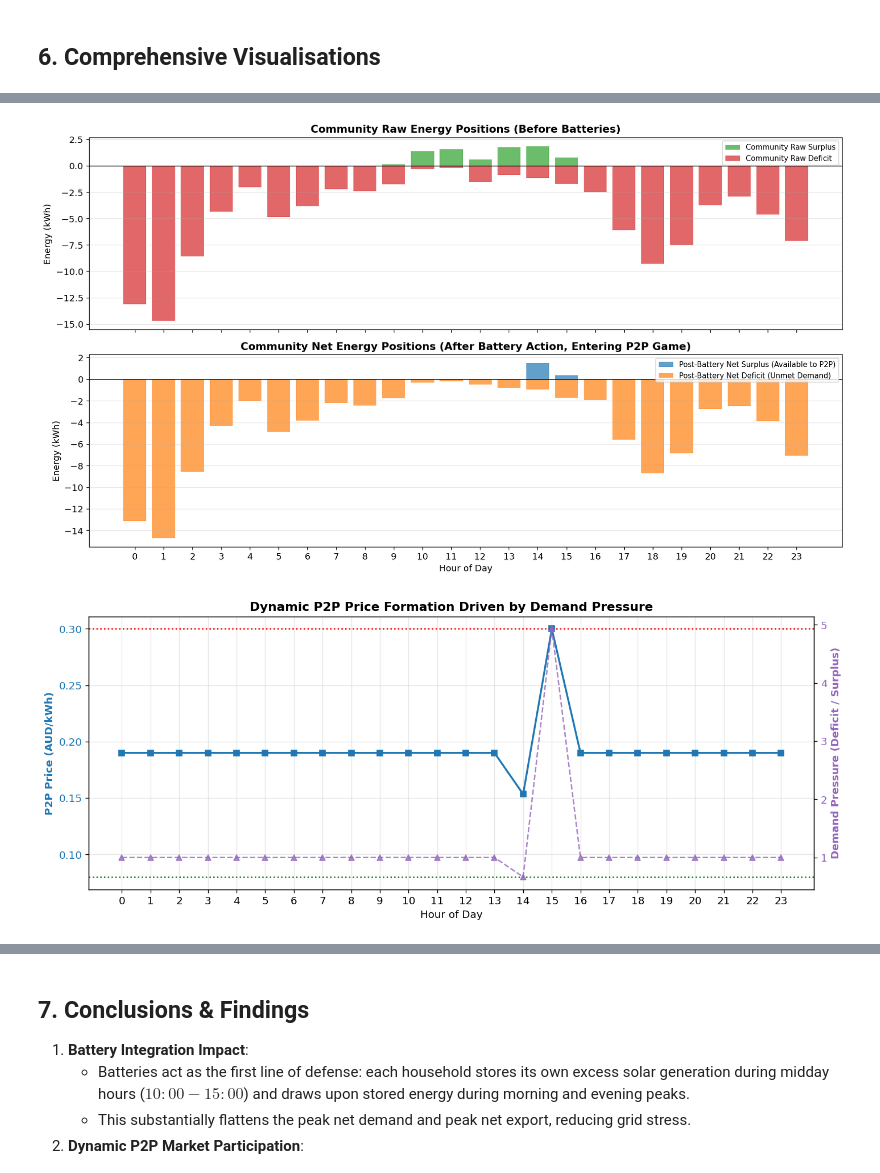
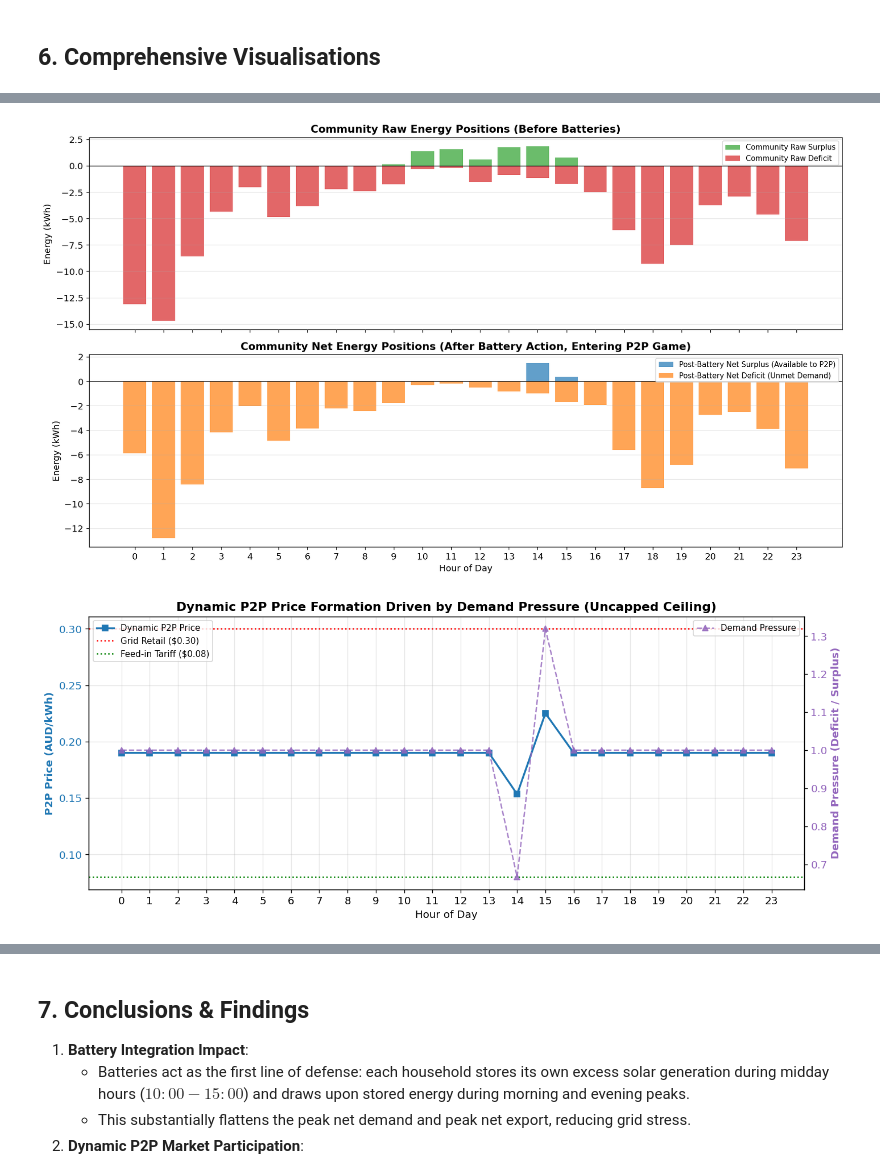
Before and after one commit to adityamedpalliwar/Stochastic-Game-Theoretic-Optimization-under-uncertain-energy-conditions, a Jupyter notebook: notebooks/05_five_house_game.ipynb, the cells around one changed output, grey strips where cells are left out. Saved outputs shown, nothing was run; the diff lists cells and outputs as text; code cells hidden in the pictures.

Commit message:
Simulate 5 house game with monte carlo

```diff
--- a/notebooks/05_five_house_game.ipynb
+++ b/notebooks/05_five_house_game.ipynb
@@ -38,7 +38,7 @@ import matplotlib.patches as mpatches
 import seaborn as sns
 
 # Ensure results directory exists
-fig_dir = os.path.join(PROJECT_ROOT, 'results', 'figures')
+fig_dir = os.path.join(PROJECT_ROOT, 'results', 'figures', 'simulate_five_house')
 os.makedirs(fig_dir, exist_ok=True)
 
 # Clean plotting style
@@ -133,20 +131,19 @@ from src.game.pricing import DynamicPricingModel, ElasticDemandPricing, MidMarke
 # Defensive reload for active Jupyter kernels
 try:
     import src.game.game
+    import src.game.pricing
+    importlib.reload(src.game.pricing)
     importlib.reload(src.game.game)
     from src.game.game import run_n_player_game, create_default_batteries, NPlayerGameResult
+    from src.game.pricing import DynamicPricingModel
 except (ImportError, AttributeError):
-    try:
-        from src.energy.battery import create_default_batteries
-        from src.game.game import run_n_player_game, NPlayerGameResult
-    except (ImportError, AttributeError):
-        from src.game.game import run_n_player_game, NPlayerGameResult
-        def create_default_batteries(player_ids, capacity_kwh=5.0, initial_soc=0.50, **kwargs):
-            return {pid: BatteryStorage(capacity_kwh=capacity_kwh, initial_soc=initial_soc, **kwargs) for pid in player_ids}
+    from src.energy.battery import create_default_batteries
+    from src.game.game import run_n_player_game, NPlayerGameResult
+    from src.game.pricing import DynamicPricingModel
 
 # Battery specifications for all 5 houses
 BATTERY_CAPACITY_KWH = 5.0
-INITIAL_SOC          = 0.50
+INITIAL_SOC          = 0.50  # All players' batteries are half full (50% SOC = 2.5 kWh) at the beginning
 MIN_SOC              = 0.10
 MAX_SOC              = 0.90
 MAX_POWER_KW         = 2.50
@@ -156,7 +153,7 @@ EFFICIENCY           = 0.95
 GRID_IMPORT_PRICE  = 0.30
 GRID_EXPORT_CREDIT = 0.08
 
-# Instantiate independent batteries for H001-H005
+# Instantiate independent batteries for H001-H005 (all half full at 50% SOC)
 batteries = create_default_batteries(
     player_ids=PLAYER_IDS,
     capacity_kwh=BATTERY_CAPACITY_KWH,
@@ -169,12 +166,12 @@ batteries = create_default_batteries(
     initial_soc=INITIAL_SOC,
 )
 
-# Demand-responsive Dynamic Pricing Model
-pricing_model = DynamicPricingModel(max_pressure=2.0, sensitivity=1.0)
+# Demand-responsive Dynamic Pricing Model with selling price upper limit removed (uncapped)
+pricing_model = DynamicPricingModel(max_pressure=2.0, sensitivity=1.0, clamp_ceiling=False)
 
-print('Batteries initialized for all 5 households:')
+print('Batteries initialized for all 5 households (all half full at 50% SOC):')
 for pid, b in batteries.items():
     print(f'  {pid}: Capacity={b.capacity_kwh} kWh, Initial SOC={b.soc*100:.0f}%, Max Power={b.max_charge_rate_kw} kW')
 print(f'\nPricing Model: {pricing_model.name()}')
-print(f'Tariff bounds: FIT=${GRID_EXPORT_CREDIT:.2f}/kWh, Retail=${GRID_IMPORT_PRICE:.2f}/kWh')
+print(f'Tariff bounds: FIT=${GRID_EXPORT_CREDIT:.2f}/kWh, Retail=${GRID_IMPORT_PRICE:.2f}/kWh (P2P ceiling removed, clamp_ceiling=False)')
 # %% [output]
@@ -191,6 +188,10 @@ Tariff bounds: FIT=$0.08/kWh, Retail=$0.30/kWh
 ## 3. Run Sequential 24-Hour Game Simulation with Batteries
 # %%
 # ── Execute 24 hourly rounds with state transitions ────────────────────────
+# Ensure all players' batteries start half full (50% SOC = 2.5 kWh) at the beginning of the day
+for pid, b in batteries.items():
+    b.reset(INITIAL_SOC)
+
 hourly_results: list[NPlayerGameResult] = []
 
 for ts, row_surplus in df_surplus_raw.iterrows():
@@ -543,36 +579,38 @@ plt.tight_layout()
 plt.savefig(os.path.join(fig_dir, '05_raw_vs_net_positions.png'), bbox_inches='tight')
 plt.show()
 # %% [output]
-[figure, old version]
+[figure, new version]
 # %%
 # ── PLOT 4: Dynamic P2P Pricing vs Demand Pressure ─────────────────────────
 p2p_prices = [r.equilibrium_p2p_price_aud or r.p2p_price_aud for r in hourly_results]
 demand_pressures = [r.equilibrium_demand_pressure if r.equilibrium_demand_pressure is not None else 1.0 for r in hourly_results]
 
 fig, ax1 = plt.subplots(figsize=(12, 5))
 
 color1 = 'tab:blue'
 ax1.set_xlabel('Hour of Day')
 ax1.set_ylabel('P2P Price (AUD/kWh)', color=color1, fontweight='bold')
 l1 = ax1.plot(hours, p2p_prices, color=color1, marker='s', linewidth=2, label='Dynamic P2P Price')
 ax1.axhline(GRID_IMPORT_PRICE, color='red', linestyle=':', label=f'Grid Retail (${GRID_IMPORT_PRICE:.2f})')
 ax1.axhline(GRID_EXPORT_CREDIT, color='green', linestyle=':', label=f'Feed-in Tariff (${GRID_EXPORT_CREDIT:.2f})')
 ax1.tick_params(axis='y', labelcolor=color1)
 ax1.set_xticks(hours)
 ax1.grid(True, alpha=0.3)
+ax1.legend(loc='upper left')
 
 ax2 = ax1.twinx()
 color2 = 'tab:purple'
 ax2.set_ylabel('Demand Pressure (Deficit / Surplus)', color=color2, fontweight='bold')
 l2 = ax2.plot(hours, demand_pressures, color=color2, linestyle='--', marker='^', alpha=0.8, label='Demand Pressure')
 ax2.tick_params(axis='y', labelcolor=color2)
+ax2.legend(loc='upper right')
 
-plt.title('Dynamic P2P Price Formation Driven by Demand Pressure', fontweight='bold')
+plt.title('Dynamic P2P Price Formation Driven by Demand Pressure (Uncapped Ceiling)', fontweight='bold')
 fig.tight_layout()
 plt.savefig(os.path.join(fig_dir, '05_dynamic_pricing_curve.png'), bbox_inches='tight')
 plt.show()
 # %% [output]
-[figure, old version]
+[figure, new version]
 # %%
 # ── PLOT 5: Best Response Heatmap ──────────────────────────────────────────
 br_num = df_br_pivot.replace({'TRADE': 1, 'GRID_ONLY': 0})
```
Also changed, not shown: parts of 11 cells of this notebook, 30 other files.
